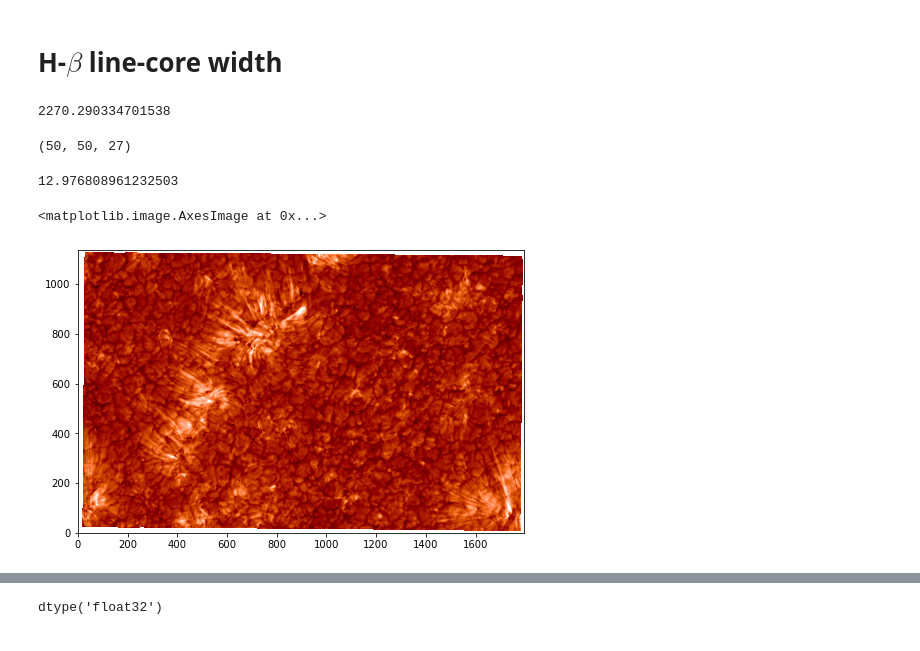
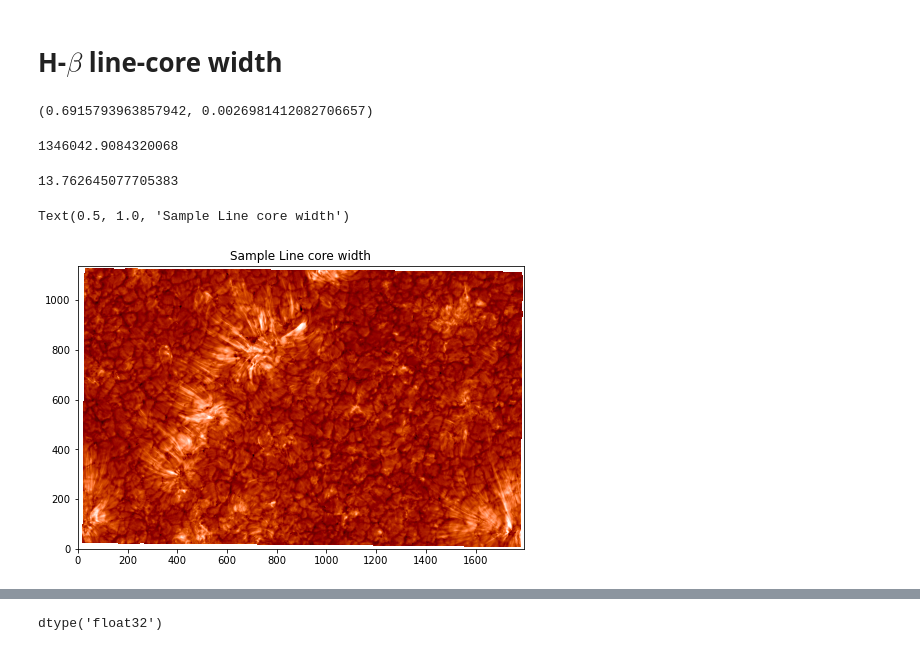
Before and after one commit to souvikita/CBP_spicule_mag, a Jupyter notebook: Line_widths.ipynb, the cells around one changed output, grey strips where cells are left out. Drawn from its saved outputs; the diff is of its cells as text; code cells hidden in the pictures.

Commit message:
Modified version of the code includes some tests. Fresh version of the code is in Line_widths.py

```diff
--- a/Line_widths.ipynb
+++ b/Line_widths.ipynb
@@ -89,6 +89,7 @@ def lp_hbeta_core_width(sp,ll):
     sp : spectrum
     ll : wavelength positions relative to line center, in AA
     returns corewidth : width in AA (units ll)
+    returns midpoint :  mid point of the opposite ends of the lc width in AA (units ll)
     """
     from scipy.interpolate import interp1d
     if np.min(ll) > -0.66 or np.max(ll) < 0.66:
@@ -102,6 +103,7 @@ def lp_hbeta_core_width(sp,ll):
     maxp = np.argmax(sp)
     minp = np.argmin(sp)
     corewidth =0.
+    midpoint = 0.
     if minp > 1 and minp < nl-2:
         m0 = np.min(np.abs(ll+0.66))
         m1 = np.min(np.abs(ll-0.66))
@@ -128,10 +130,13 @@ def lp_hbeta_core_width(sp,ll):
         f4 = interp1d(x4,y4,fill_value="extrapolate")
         ll1 = f4((avgw-spmin)/2.+spmin)
         corewidth=ll1-ll0
+        midpoint =(ll1+ll0)/2. #--Added to compute the midpoint of the two wavelength positions
         if np.isfinite(corewidth)==0:
             corewidth =0
+            midpoint = np.nan
         if corewidth > lrange:
             corewidth = lrange
-    return corewidth
+            midpoint = (np.max(ll)+np.min(ll))/2
+    return corewidth, midpoint
 # %%
 ll=(wav - wav[13])*1e1
@@ -140,14 +143,20 @@ sp = cubeH[20,508,50,:]
+# %%
+sp = cubeH[200,58,50,:]
+width,shift=lp_hbeta_core_width(sp,ll)
+width, shift
+# %% [output]
+(0.6915793963857942, 0.0026981412082706657)
 # %%
 start = time.time()
 lp_hbeta_core_width(sp,ll)
 end = time.time()
 print((end-start)*1796*1138*96/96.)
 # %% [output]
-2270.290334701538
+1346042.9084320068
 # %%
 def compute_linewidth_pixel(time_index):
     """ This function is written in order to
-    compute H_beta line core-width on a per pixel basis.
+    compute H_beta line core-width and the mid-point on a per pixel basis.
 
     Parameters
     ----------
@@ -158,33 +167,32 @@ def compute_linewidth_pixel(time_index):
     -------
     width_2D: 2D array
         Line core width map for the chosen time stamp
+    mid_point: 2D array
+        Mid point of the opposite ends of the corewidth. A measure of Dopplershift of the line.
     """
     ll = (wav - wav[13])*1e1
     size = np.shape(cubeH[:,:,time_index,:]) #(Nx,Ny,Nw)
     #mod_cubeH = cubeH[50:100,50:100,time_index,:]
     width_2D = np.zeros((size[0],size[1]))
+    mid_point = width_2D*0
     for row in range(size[0]):
         for col in range(size[1]):
             if np.all(cubeH[row,col,time_index,:]==279) == False:
-                width_2D[row,col] = lp_hbeta_core_width(cubeH[row,col,time_index,:],ll)
+                width_2D[row,col], mid_point[row,col] = lp_hbeta_core_width(cubeH[row,col,time_index,:],ll)
             else:
-                width_2D[row,col] = np.nan
-    return width_2D
+                width_2D[row,col], mid_point[row,col] = (np.nan, np.nan)
+    return width_2D, mid_point
-# %%
-cubeH[50:100,50:100,10,:].shape
-# %% [output]
-(50, 50, 27)
 # %%
 start = time.time()
-width2 = compute_linewidth_pixel(12)
+width2, shift2 = compute_linewidth_pixel(12)
 end = time.time()
 print((end-start)/60.)
 # %% [output]
-12.976808961232503
+13.762645077705383
 # %%
 plt.figure(figsize=(8,8))
 plt.imshow(width2.T,origin='lower',vmax=0.9,cmap='irissji1330',vmin=0.5)
-#plt.colorbar()
+plt.title('Sample Line core width')
 # %% [output]
-<matplotlib.image.AxesImage at 0x...>
+Text(0.5, 1.0, 'Sample Line core width')
-[figure, old version]
+[figure, new version]
```
Also changed, not shown: parts of 17 cells of this notebook.
